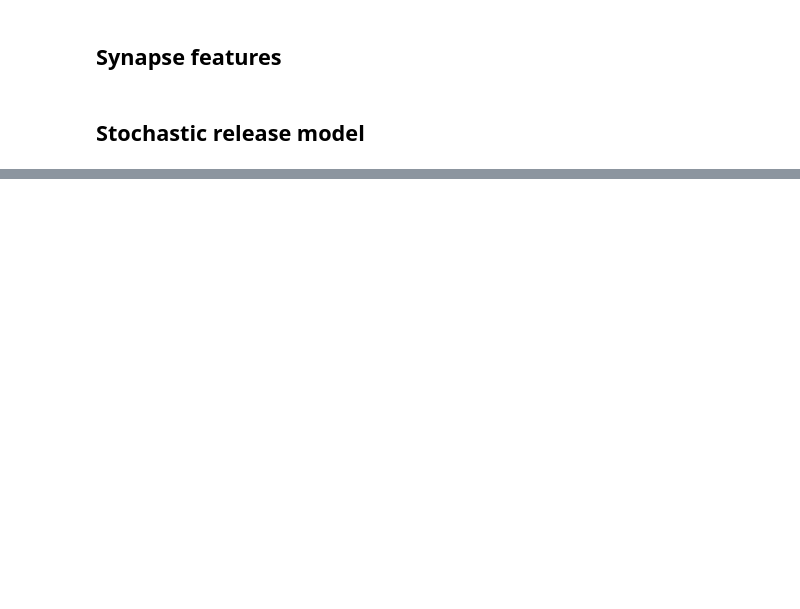
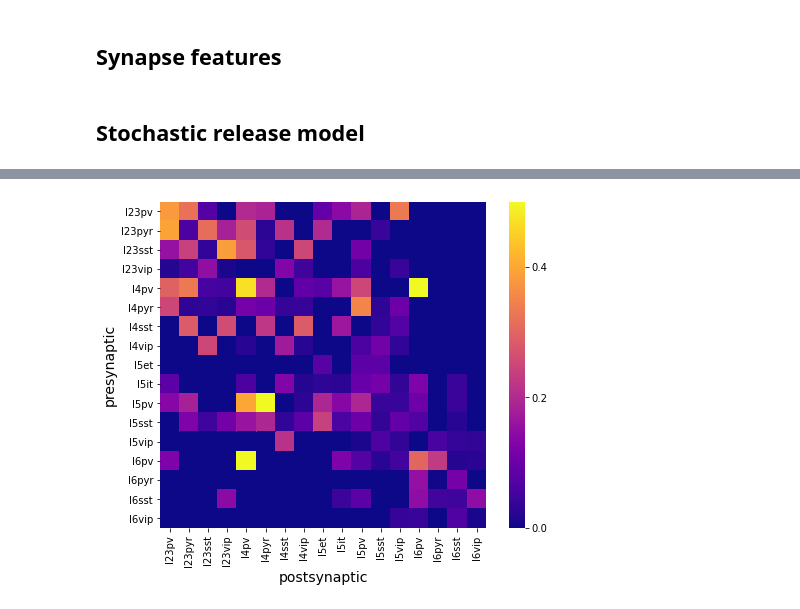
Before and after one commit to SophieW722/aisynphys, a Jupyter notebook: doc/tutorial.ipynb, the cells around one changed output, grey strips where cells are left out. Drawn from its saved outputs; the diff is of its cells as text; code cells hidden in the pictures; blank space fills up the shorter version.

```diff
--- a/doc/tutorial.ipynb
+++ b/doc/tutorial.ipynb
@@ -81,0 +269,3 @@ Stochastic release model
+# %%
+df = db.pair_query(experiment_type='standard multipatch', preload=['experiment', 'cell'], synapse_probed=True).dataframe()
+print(len(df))
@@ -81,0 +306,5 @@ Stochastic release model
+# %%
+probed = df.pivot_table(values='pair.id', index='pre_class', columns='post_class', aggfunc=len, fill_value=1)
+connected = df.pivot_table(values='pair.has_synapse', index='pre_class', columns='post_class', aggfunc=sum, fill_value=0)
+# %%
+connected[connected==False] = 0
@@ -81,0 +333,16 @@ Stochastic release model
+# %%
+import matplotlib.pyplot as plt
+import seaborn as sns
+
+fig,ax = plt.subplots(figsize=(8, 6))
+
+hm = sns.heatmap(
+    (connected/probed).astype(float),
+    cmap='plasma', vmin=0, vmax=0.5, square=True, ax=ax,
+    cbar_kws={"ticks":[0, 0.2, 0.4, 0.6, 0.8, 1.0]}
+)
+
+hm.set_xlabel("postsynaptic", fontsize=14)
+hm.set_ylabel("presynaptic", fontsize=14);
+# %% [output]
+[figure, added]
```
Also changed, not shown: parts of 31 cells of this notebook.
